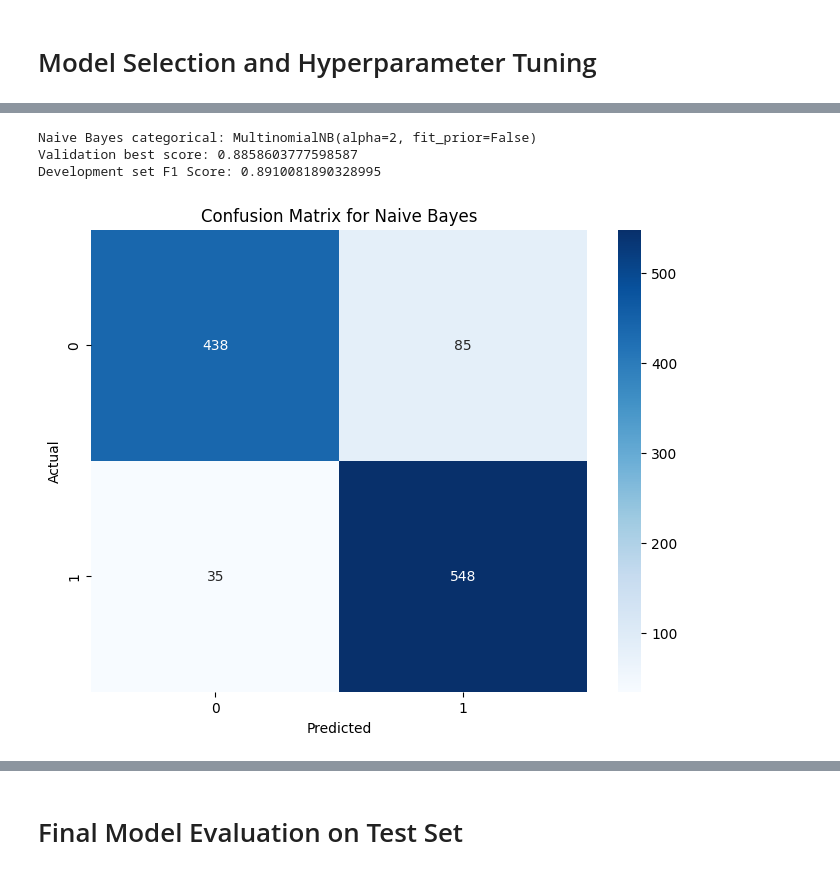
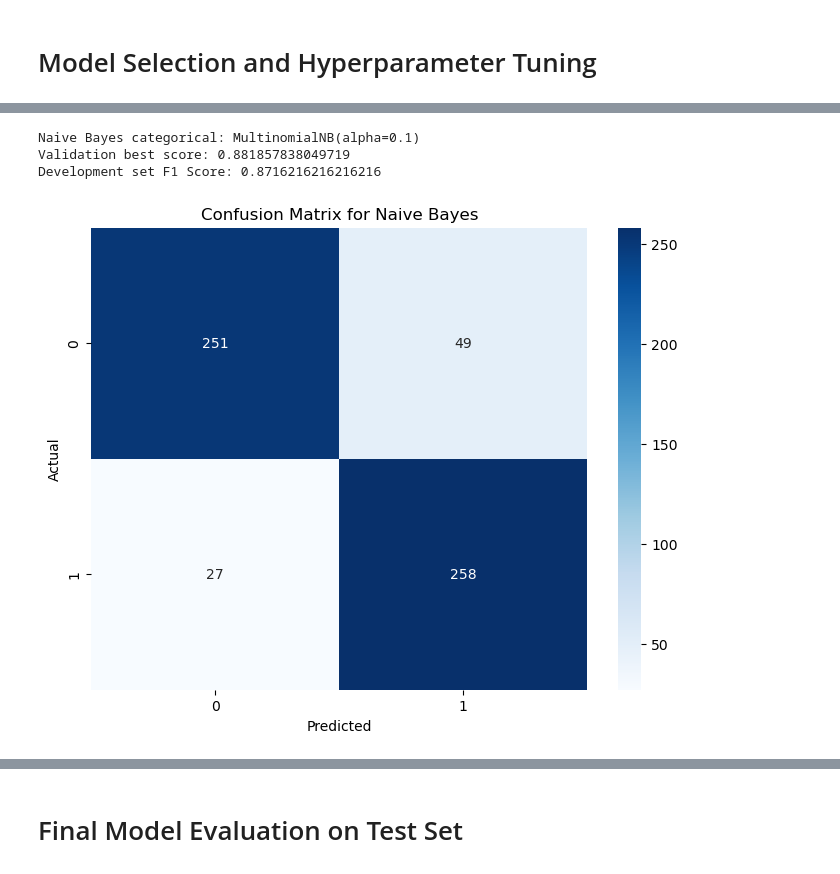
Before and after one commit to RiccardoN001/phishing-detector, a Jupyter notebook: PhishingDetector.ipynb, the cells around one changed output, grey strips where cells are left out. Drawn from its saved outputs; the diff is of its cells as text; code cells hidden in the pictures.

```diff
--- a/PhishingDetector.ipynb
+++ b/PhishingDetector.ipynb
@@ -12,13 +12,13 @@ from sklearn.neural_network import MLPClassifier
 from sklearn.svm import SVC
 from sklearn.neighbors import KNeighborsClassifier
 from sklearn.naive_bayes import MultinomialNB
-from sklearn.metrics import confusion_matrix, f1_score, accuracy_score, precision_score, recall_score
+from sklearn.metrics import confusion_matrix, f1_score, accuracy_score, precision_score, recall_score, precision_recall_curve, roc_curve, auc
 
 #The ARFF file is a format used for machine learning datasets, usually it contains both the data and metadata (like feature names and types).
 # In this case, we will use the scipy library to load the ARFF file.
 
 # Load the ARFF file.
-data, meta = arff.loadarff('/Training Dataset.arff')
+data, meta = arff.loadarff('dataset/Training Dataset.arff')
 
 #Since is in arff format, we need to convert it to a pandas DataFrame
 df = pd.DataFrame(data)
@@ -41,7 +41,7 @@ print(df.info())
 # Check if there are any duplicates and missing values
 print('Initial shape of the dataset:', df.shape)
 print('The dataset contains ', df.duplicated().sum(), 'duplicati')
-#df = df.drop_duplicates()
+df = df.drop_duplicates()
 df = df.dropna()
 print('Final shape of the dataset: ', df.shape)
 
@@ -182,7 +182,7 @@ param_grid = {
 }
 
 # Usisng GridSearchCV for hyperparameter tuning, with 5-fold cross-validation and f1 for scoring
-gridCV = GridSearchCV(estimator=model, param_grid=param_grid, cv=5, scoring='f1_weighted')
+gridCV = GridSearchCV(estimator=model, param_grid=param_grid, cv=5, scoring='f1')
 # Fit the model
 gridCV.fit(X_tr, y_tr)
 
@@ -192,7 +192,7 @@ y_pred_dev = gridCV.predict(X_dev)
 # Best estimator
 print("Best parameters for Logistic Regression:", gridCV.best_params_)
 print("Validation best score:", gridCV.best_score_)
-print("Development set F1 Score:", f1_score(y_dev, y_pred_dev, average='weighted'))
+print("Development set F1 Score:", f1_score(y_dev, y_pred_dev, average='binary'))
 
 # Confusion Matrix
 cm = confusion_matrix(y_dev, y_pred_dev)
@@ -213,14 +213,14 @@ model = KNeighborsClassifier()
 param_grid = {
     'n_neighbors': list(range(1, 21)),  # Testing neighbors from 1 to 20
 }
-gridCV = GridSearchCV(estimator=model, param_grid=param_grid, cv=5, scoring='f1_weighted')
+gridCV = GridSearchCV(estimator=model, param_grid=param_grid, cv=5, scoring='f1')
 gridCV.fit(X_tr, y_tr)
 
 # Model assessment on development set
 y_pred_dev = gridCV.predict(X_dev)
 print("Best parameters for KNN:", gridCV.best_params_)
 print("Validation best score:", gridCV.best_score_)
-print("Development set F1 Score:", f1_score(y_dev, y_pred_dev, average='weighted'))
+print("Development set F1 Score:", f1_score(y_dev, y_pred_dev, average='binary'))
 
 # Confusion Matrix
 cm = confusion_matrix(y_dev, y_pred_dev)
@@ -238,35 +238,34 @@ Development set F1 Score: 0.9619753840953198
 # %%
 # Naive Bayes
-# For ordinal/discrete features, use CategoricalNB (if scikit-learn >= 0.22), otherwise use GaussianNB as fallback.
 model = MultinomialNB()
 
 param_list = {
     'alpha': [0.1, 1, 2, 3],  # Smoothing parameter
-    'fit_prior': [True, False],  # Whether to learn class prior probabilities or not
+    'fit_prior': [True, False],
 }
 
-gridCV = GridSearchCV(estimator=model,param_grid=param_list, cv=5, scoring='f1_weighted')
+gridCV = GridSearchCV(estimator=model,param_grid=param_list, cv=5, scoring='f1')
 gridCV.fit(X_tr, y_tr)
 
 # Model assessment on development set
 y_pred_dev = gridCV.predict(X_dev)
 print("Naive Bayes categorical:", gridCV.best_estimator_)
 print("Validation best score:", gridCV.best_score_)
-print("Development set F1 Score:", f1_score(y_dev, y_pred_dev, average='weighted'))
+print("Development set F1 Score:", f1_score(y_dev, y_pred_dev, average='binary'))
 
 # Confusion Matrix
 cm = confusion_matrix(y_dev, y_pred_dev)
 plt.figure(figsize=(8, 6))
 sns.heatmap(cm, annot=True, fmt='d', cmap='Blues', xticklabels=np.unique(y), yticklabels=np.unique(y))
 plt.title('Confusion Matrix for Naive Bayes')
 plt.xlabel('Predicted')
 plt.ylabel('Actual')
 plt.show()
 # %% [output]
-Naive Bayes categorical: MultinomialNB(alpha=2, fit_prior=False)
-Validation best score: 0.8858603777598587
-Development set F1 Score: 0.8910081890328995
+Naive Bayes categorical: MultinomialNB(alpha=0.1)
+Validation best score: 0.881857838049719
+Development set F1 Score: 0.8716216216216216
-[figure, old version]
+[figure, new version]
 # %%
 # Support Vector Machine
 model = SVC() # SVC is a Support Vector Classifier
```
Also changed, not shown: parts of 8 cells of this notebook.
